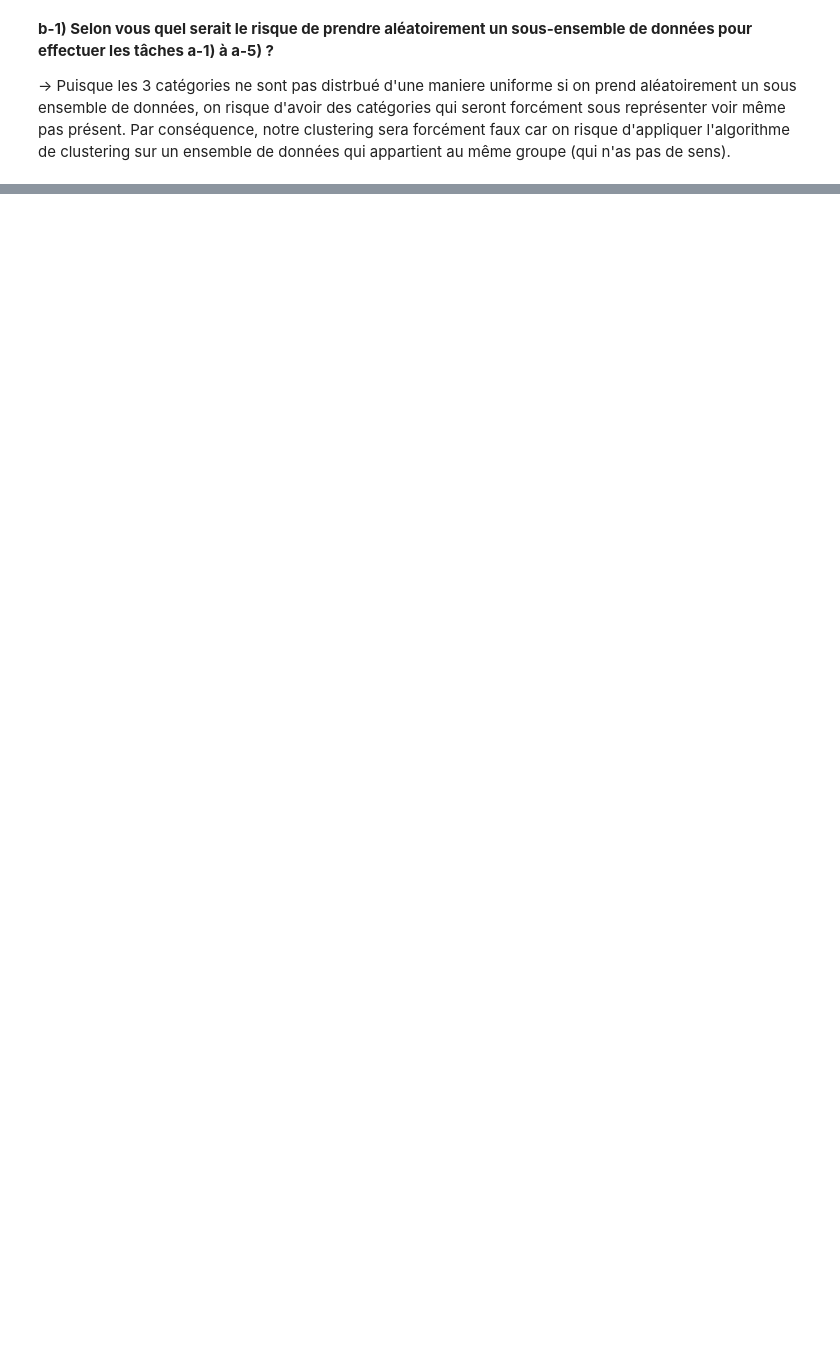
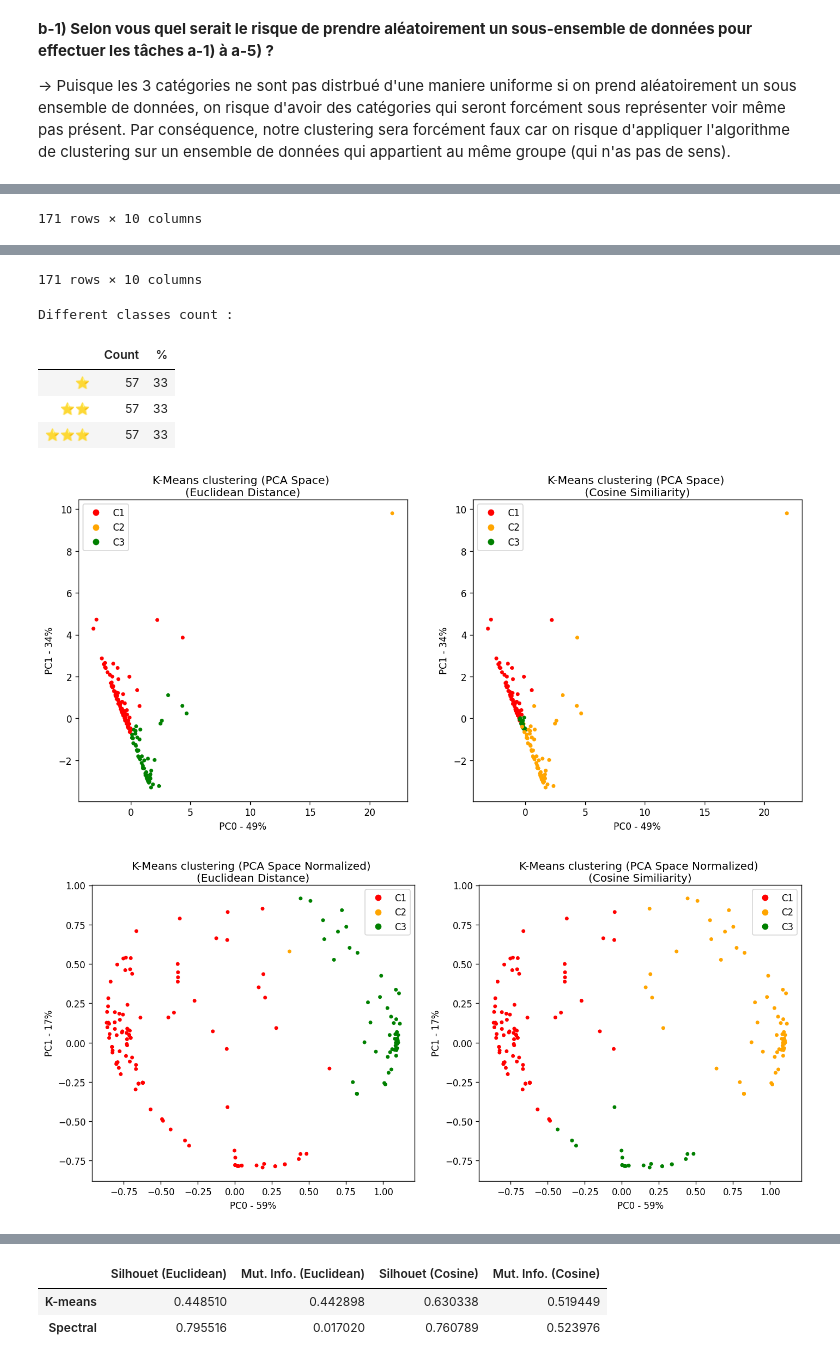
Before and after one commit to darhal/IFT799-DataScience, a Jupyter notebook: Lab2/tp2.ipynb, the cells around one changed output, grey strips where cells are left out. Saved outputs shown, nothing was run; the diff lists cells and outputs as text; code cells hidden in the pictures; blank space fills up the shorter version.

```diff
--- a/Lab2/tp2.ipynb
+++ b/Lab2/tp2.ipynb
@@ -339,10 +453,13 @@ _ = displayAccuracyMatrix(
 # Q B-3
 def fullAnalysis(pdBooksFeatures):
     kmeansEucli, kmeansCos = displayKmeansClustering(pdBooksFeatures[CRITERIAS])
-    spectralEucli, spectralCos, spectralEucliPCASpace, spectralCosPCASpace = displaySpectralClustering(
+    kmeansEucliNorm, kmeansCosNorm = displayKmeansClustering(pdBooksFeatures[CRITERIAS], normalizePca=True)
+    spectralEucli, spectralCos, _, _, _, _ = displaySpectralClustering(
         pdBooksFeatures[CRITERIAS],
         kmeansEucli,
-        kmeansCos
+        kmeansCos,
+        kmeansEucliNorm,
+        kmeansCosNorm
     )
     displayAccuracyMatrix(
         pdBooksFeatures,
@@ -360,3 +477,4 @@ display(pdSampledBooksFeatures)
 displayDifferentClassesCount(pdSampledBooksFeatures)
 
 fullAnalysis(pdSampledBooksFeatures)
+# %% [output]
@@ -362,0 +493 @@ fullAnalysis(pdSampledBooksFeatures)
+171 rows × 10 columns
@@ -362,0 +506,8 @@ fullAnalysis(pdSampledBooksFeatures)
+171 rows × 10 columns
+Different classes count :
+|  | Count | % |
+| ⭐ | 57 | 33 |
+| ⭐⭐ | 57 | 33 |
+| ⭐⭐⭐ | 57 | 33 |
+[figure, added]
+[figure, added]
@@ -362,0 +517,3 @@ fullAnalysis(pdSampledBooksFeatures)
+|  | Silhouet (Euclidean) | Mut. Info. (Euclidean) | Silhouet (Cosine) | Mut. Info. (Cosine) |
+| K-means | 0.448510 | 0.442898 | 0.630338 | 0.519449 |
+| Spectral | 0.795516 | 0.017020 | 0.760789 | 0.523976 |
```
Also changed, not shown: parts of 8 cells of this notebook.
